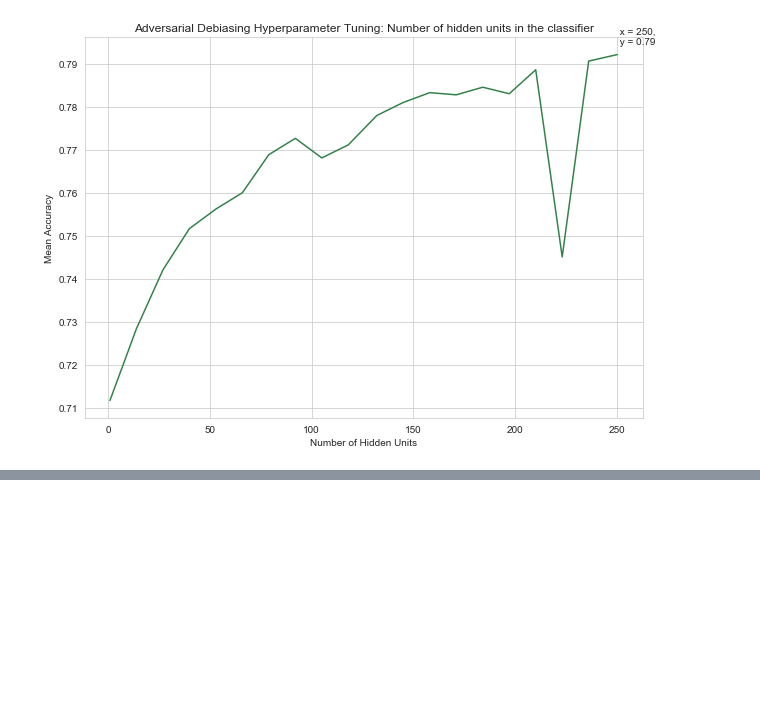
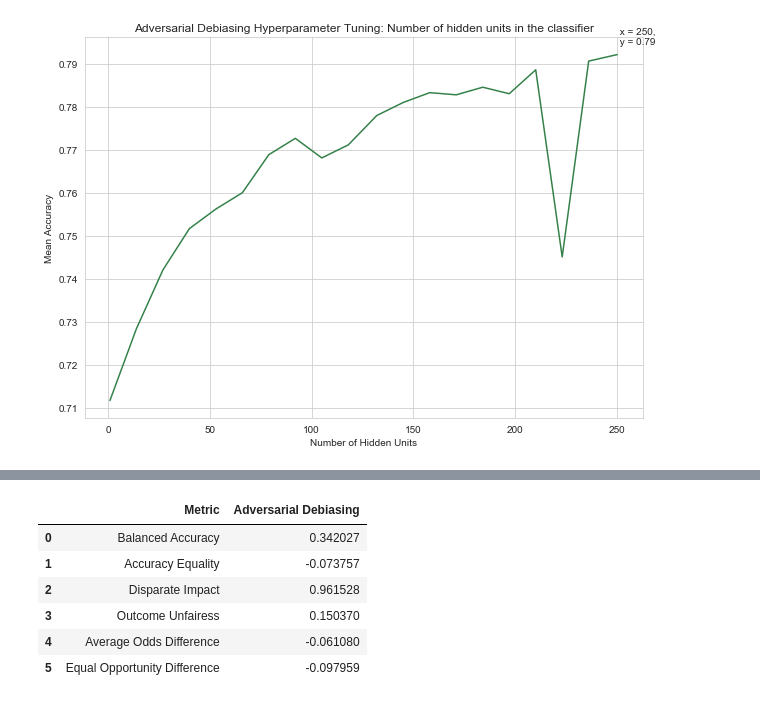
Before and after one commit to megantennies/FYP, a Jupyter notebook: FYP_CODE_AD.ipynb, the cells around one changed output, grey strips where cells are left out. Cells and saved outputs as stored; diff of their text form; code cells hidden in the pictures; blank space fills up the shorter version.

```diff
--- a/FYP_CODE_AD.ipynb
+++ b/FYP_CODE_AD.ipynb
@@ -357,0 +376,4 @@ ad = ad.fit(debiased_train)
+# %%
+debiased_val = original_val.copy()
+debiased_val.features = debiased_scaler.transform(debiased_val.features)
+y_train_preds_db = ad.predict(debiased_train).scores
@@ -357,0 +387,29 @@ ad = ad.fit(debiased_train)
+# %%
+display(Markdown('#### Predictions from the original testing data'))
+print('Classification threshold used: %.4f' % best_class_thresh)
+
+for thresh in tqdm(class_thresh_arr):
+    if thresh == best_class_thresh:
+        disp = True
+    else:
+        disp = False
+
+    y_val_preds = (y_train_preds_db[:, pos_ind] > thresh).astype(np.float64)
+    debiased_test_preds = debiased_train.copy()
+    debiased_test_preds.labels = y_val_preds
+
+    ad_metric_test = compute_metrics(debiased_train, debiased_test_preds, \
+        unprivileged_groups, privileged_groups, disp = disp)
+    ad_class_metric_test = ClassificationMetric(debiased_train, debiased_test_preds, \
+        unprivileged_groups, privileged_groups)
+
+    AD_bal_acc_arr.append(ad_metric_test['Balanced accuracy'])
+    AD_avg_odds_diff_arr.append(ad_metric_test['Average odds difference'])
+    AD_disp_imp_arr.append(ad_metric_test['Disparate impact'])
+    AD_eq_opp_diff_arr.append(ad_metric_test['Equal opportunity difference'])
+    AD_outcome_unfair_arr.append(ad_class_metric_test.false_discovery_rate_difference() \
+        + ad_class_metric_test.false_positive_rate_difference())
+    AD_acc_equal_arr.append((ad_class_metric_test.true_positive_rate(privileged = False) + \
+        ad_class_metric_test.true_negative_rate(privileged = False)) - \
+            (ad_class_metric_test.true_positive_rate(privileged = True) + \
+                ad_class_metric_test.true_negative_rate(privileged = True)))
@@ -357,0 +426,20 @@ ad = ad.fit(debiased_train)
+# %%
+AD_bal_acc = np.interp(best_class_thresh, class_thresh_arr, AD_bal_acc_arr)
+AD_acc_equal = np.interp(best_class_thresh, class_thresh_arr, AD_acc_equal_arr)
+AD_disp_imp = np.interp(best_class_thresh, class_thresh_arr, AD_disp_imp_arr)
+AD_out_unf = np.interp(best_class_thresh, class_thresh_arr, AD_outcome_unfair_arr)
+AD_avg_odds = np.interp(best_class_thresh, class_thresh_arr, AD_avg_odds_diff_arr)
+AD_eq_odds = np.interp(best_class_thresh, class_thresh_arr, AD_eq_opp_diff_arr)
+# %%
+AD_results = {'Metric': ['Balanced Accuracy', 'Accuracy Equality', 'Disparate Impact', 'Outcome Unfairess', 'Average Odds Difference', 'Equal Opportunity Difference'],
+    'Adversarial Debiasing': [AD_bal_acc, AD_acc_equal, AD_disp_imp, AD_out_unf, AD_avg_odds, AD_eq_odds]}
+AD_results_df = pd.DataFrame(AD_results)
+AD_results_df
+# %% [output]
+|  | Metric | Adversarial Debiasing |
+| 0 | Balanced Accuracy | 0.342027 |
+| 1 | Accuracy Equality | -0.073757 |
+| 2 | Disparate Impact | 0.961528 |
+| 3 | Outcome Unfairess | 0.150370 |
+| 4 | Average Odds Difference | -0.061080 |
+| 5 | Equal Opportunity Difference | -0.097959 |
```
Also changed, not shown: parts of 4 cells of this notebook, 3 other files.
